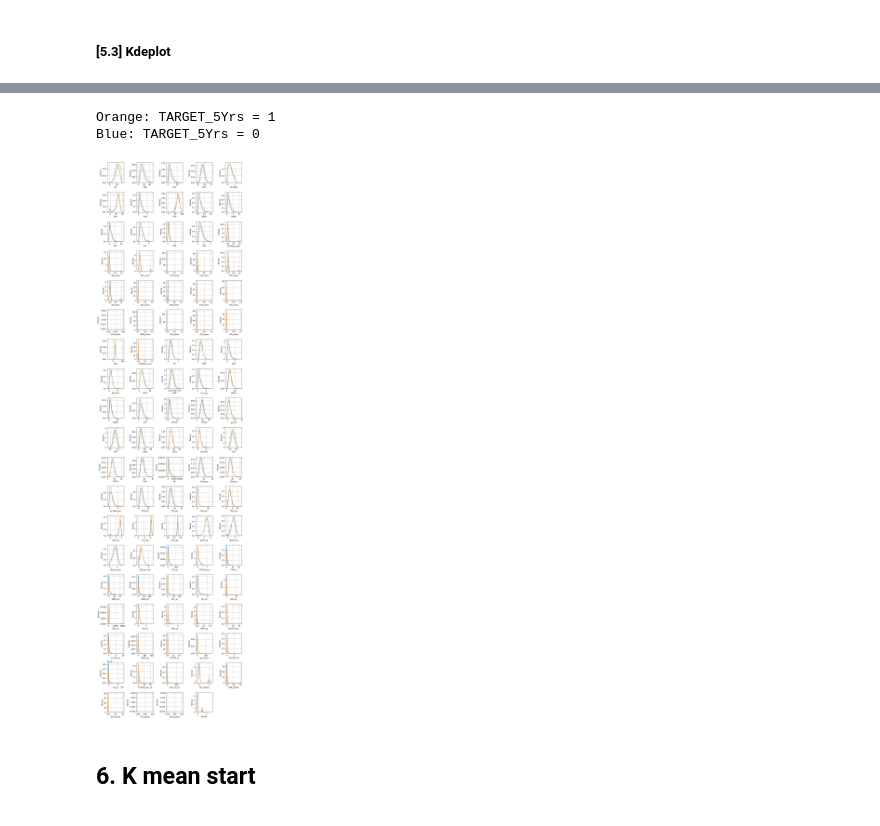
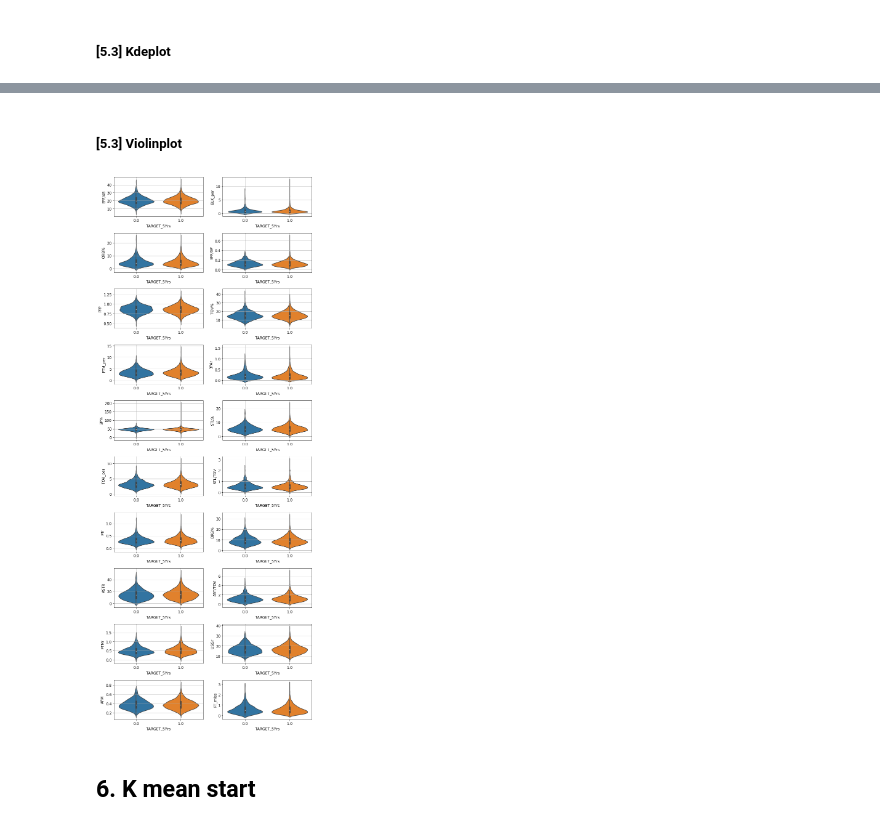
Before and after one commit to nuwanprabhath/kaggle-nba-career-prediction, a Jupyter notebook: notebooks/wu_wenying-14007025-week3_features.ipynb, the cells around one changed output, grey strips where cells are left out. Cells and saved outputs as stored; diff of their text form; code cells hidden in the pictures.

```diff
--- a/notebooks/wu_wenying-14007025-week3_features.ipynb
+++ b/notebooks/wu_wenying-14007025-week3_features.ipynb
@@ -1556,7 +1710,7 @@ cross 2 dataset will be used in the next step.
 ##### **[4.6]** List of the new features
 # %%
 # List of the original features
-original_features = df_train
+original_features = X_train_raw
 
 created_features = []
 
@@ -1566,4 +1720,5 @@ for feature in feature_importances['feature'][:30]:
         created_features.append(feature)
 
 print('%d of the top 30 features were created' % len(created_features))
+created_features
 # %% [output]
@@ -1717,2 +1864,6 @@ Blue: TARGET_5Yrs = 1
+# %%
+# Create a dataset for visualization
+df = train[created_features]
+df['TARGET_5Yrs'] = y_train_raw
 # %% [markdown]
 ##### **[5.3]** Kdeplot
@@ -1718,0 +1887,14 @@ Blue: TARGET_5Yrs = 1
+# %%
+plt.figure(figsize = (10,50))
+nrow = 20
+ncol = 2
+i = 1
+for variable in df.drop(columns = ['TARGET_5Yrs']):
+    plt.grid()
+    plt.subplot(nrow, ncol, i)
+    sns.scatterplot(x = df.index, y = variable, hue = "TARGET_5Yrs", data = df,
+                    edgecolor = 'none', s = 5, palette="deep")
+    i += 1
+    plt.legend(loc=1)
+plt.tight_layout()
+plt.show();
@@ -1719,28 +1903,19 @@ Blue: TARGET_5Yrs = 1
+# %% [markdown]
+##### **[5.3]** Violinplot
 # %%
-plt.figure(figsize=(12, 80))
-nrow = 34
-ncol = 5
+plt.figure(figsize = (10,50))
+nrow = 20
+ncol = 2
 i = 1
-for variable in train.drop(columns=['TARGET_5Yrs']):
+for variable in df.drop(columns = ['TARGET_5Yrs']):
     plt.grid()
-    plt.rcParams['font.size'] = '10'
-
     plt.subplot(nrow, ncol, i)
-    sns.color_palette("dark")
-    sns.kdeplot(train.loc[train['TARGET_5Yrs'] == 0, variable],
-                label='target = 0')
-    sns.kdeplot(train.loc[train['TARGET_5Yrs'] == 1, variable],
-                label='target = 1')
+    sns.violinplot(x = "TARGET_5Yrs", y = variable, data = df)
     i += 1
-    plt.tight_layout()
-
-print("Orange: TARGET_5Yrs = 1")
-print("Blue: TARGET_5Yrs = 0")
+plt.tight_layout()
 plt.show();
 # %% [output]
-Orange: TARGET_5Yrs = 1
-Blue: TARGET_5Yrs = 0
-[figure, old version]
+[figure, new version]
 # %% [markdown]
 ## 6. K mean start
 # %% [markdown]
```
Also changed, not shown: parts of 66 cells of this notebook.
